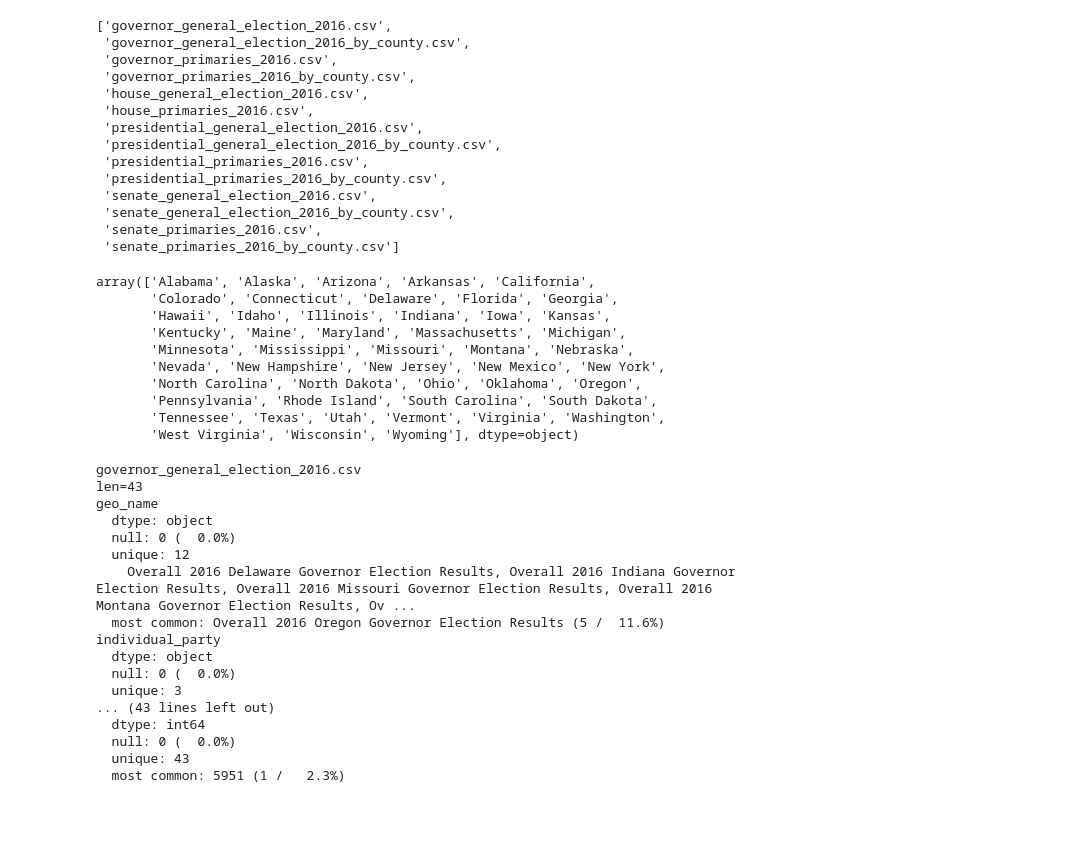
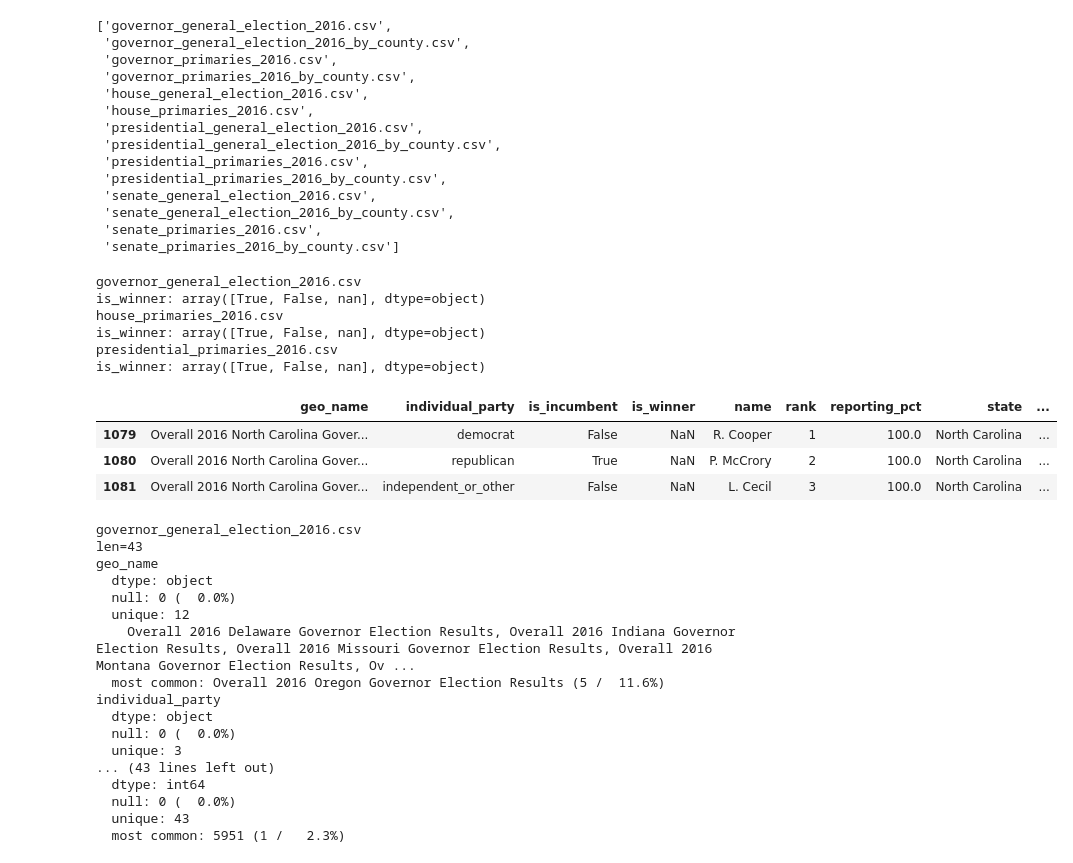
Before and after one commit to Prooffreader/election_2016_data, a Jupyter notebook: scripts/scrape_politico.ipynb, the cells around one changed output. Cells and saved outputs as stored; diff of their text form; code cells hidden in the pictures; blank space fills up the shorter version.

```diff
--- a/scripts/scrape_politico.ipynb
+++ b/scripts/scrape_politico.ipynb
@@ -957,19 +1021,30 @@ dfs2names
  'senate_general_election_2016_by_county.csv',
  'senate_primaries_2016.csv',
  'senate_primaries_2016_by_county.csv']
-# %%
-df.state.unique()
-# %% [output]
-array(['Alabama', 'Alaska', 'Arizona', 'Arkansas', 'California',
-       'Colorado', 'Connecticut', 'Delaware', 'Florida', 'Georgia',
-       'Hawaii', 'Idaho', 'Illinois', 'Indiana', 'Iowa', 'Kansas',
-       'Kentucky', 'Maine', 'Maryland', 'Massachusetts', 'Michigan',
-       'Minnesota', 'Mississippi', 'Missouri', 'Montana', 'Nebraska',
-       'Nevada', 'New Hampshire', 'New Jersey', 'New Mexico', 'New York',
-       'North Carolina', 'North Dakota', 'Ohio', 'Oklahoma', 'Oregon',
-       'Pennsylvania', 'Rhode Island', 'South Carolina', 'South Dakota',
-       'Tennessee', 'Texas', 'Utah', 'Vermont', 'Virginia', 'Washington',
-       'West Virginia', 'Wisconsin', 'Wyoming'], dtype=object)
+# %%
+# find dataframes where some is_winners are null
+# primaries is_winner is null in caucuses
+for name in dfs2names:
+    if 'is_winner' in dfs2[name].columns:
+        u = dfs2[name].is_winner.unique()
+        if len(u) > 2:
+            print(name)
+            print('is_winner: {}'.format(repr(u)))
+# %% [output]
+governor_general_election_2016.csv
+is_winner: array([True, False, nan], dtype=object)
+house_primaries_2016.csv
+is_winner: array([True, False, nan], dtype=object)
+presidential_primaries_2016.csv
+is_winner: array([True, False, nan], dtype=object)
+# %%
+dfs2['governor_general_election_2016.csv'][pd.isnull(dfs2['governor_general_election_2016.csv'].is_winner)]
+# As of 2016-12-04, the North Carolina governor race is being recounted, as about 5000 votes are in play
+# %% [output]
+|  | geo_name | individual_party | is_incumbent | is_winner | name | rank | reporting_pct | state | ... |
+| 1079 | Overall 2016 North Carolina Gover... | democrat | False | NaN | R. Cooper | 1 | 100.0 | North Carolina | ... |
+| 1080 | Overall 2016 North Carolina Gover... | republican | True | NaN | P. McCrory | 2 | 100.0 | North Carolina | ... |
+| 1081 | Overall 2016 North Carolina Gover... | independent_or_other | False | NaN | L. Cecil | 3 | 100.0 | North Carolina | ... |
 # %%
 # check that DC is in presidential primaries by county
 def check_pres_prim_county():
```
Also changed, not shown: parts of 41 cells of this notebook, 19 other files.
